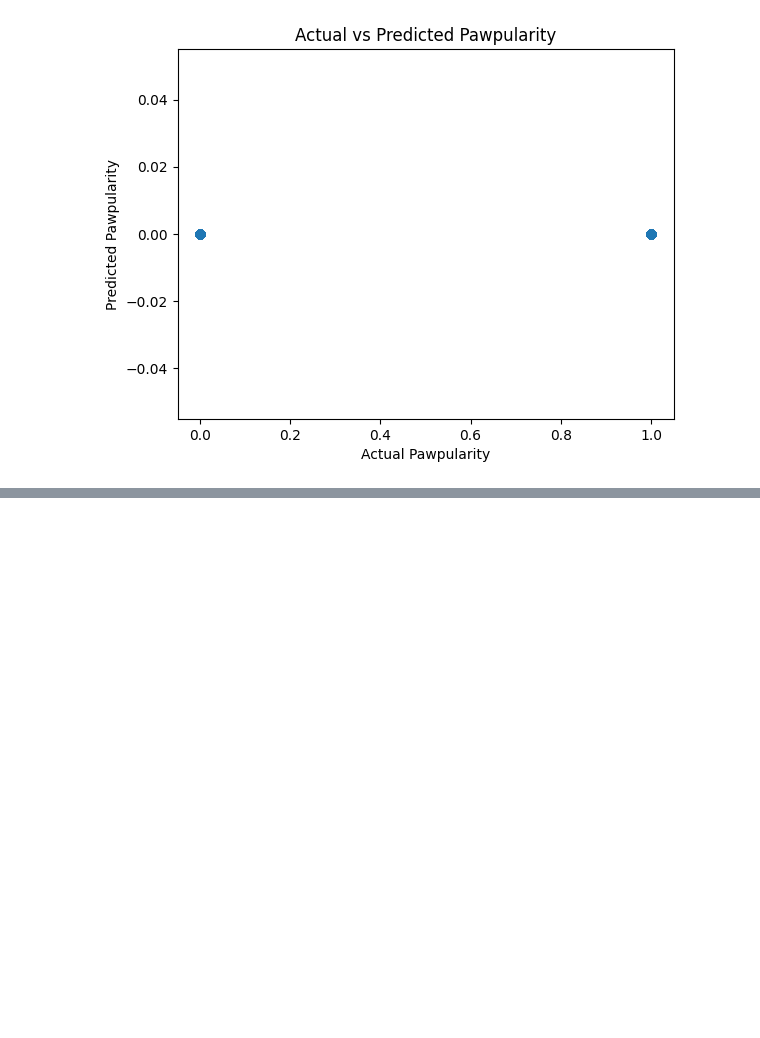
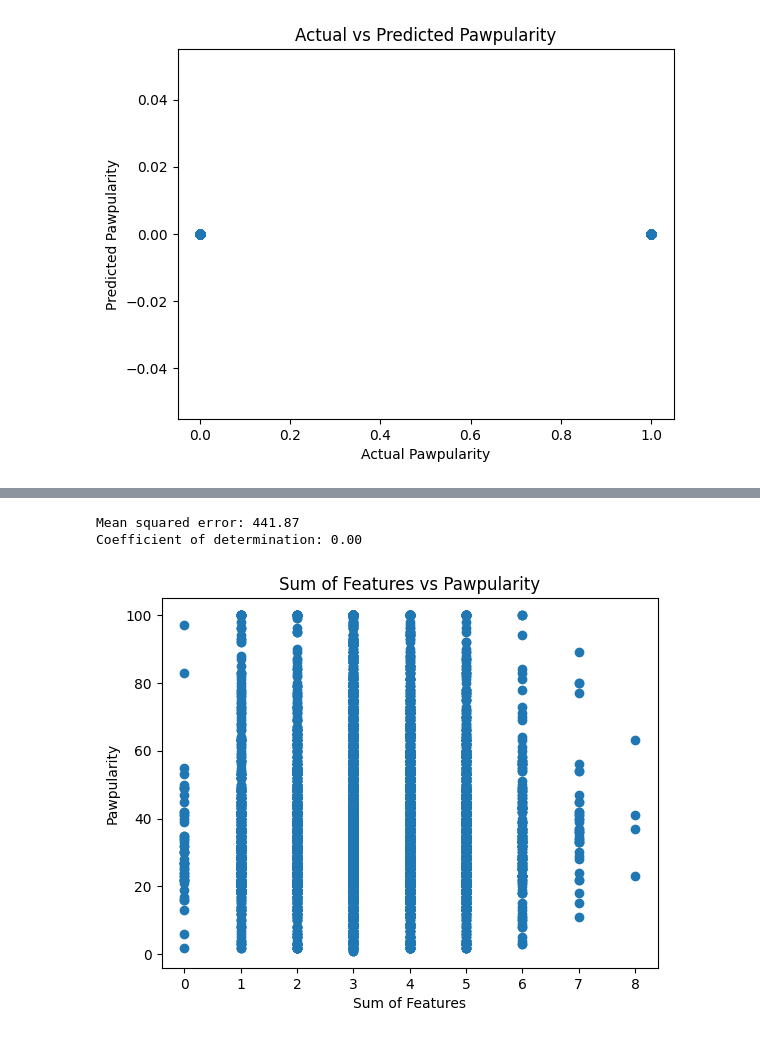
Before and after one commit to minesamaro/pawpularity-daco, a Jupyter notebook: data_processer.ipynb, the cells around one changed output, grey strips where cells are left out. Cells and saved outputs as stored; diff of their text form; code cells hidden in the pictures; blank space fills up the shorter version.

```diff
--- a/data_processer.ipynb
+++ b/data_processer.ipynb
@@ -280,3 +269,13 @@ Accuracy: 0.74
    macro avg       0.37      0.50      0.43      1983
 weighted avg       0.55      0.74      0.63      1983
 [figure]
+# %%
+from sklearn.model_selection import train_test_split
+
+# Get the X_train and y_train data for the final model
+X_train = train_data.drop(['Pawpularity'], axis=1)
+y_train = train_data['Pawpularity']
+
+# Use a train test split to get a validation set
+X_train, X_val, y_train, y_val = train_test_split(X_train, y_train, test_size=0.2, random_state=42)
+X_train.shape, X_val.shape, y_train.shape, y_val.shape
@@ -282,0 +332,17 @@ weighted avg       0.55      0.74      0.63      1983
+# %%
+# Create a decision tree regressor model
+from sklearn.tree import DecisionTreeRegressor
+from sklearn.model_selection import GridSearchCV
+
+# Define the parameter grid
+param_grid = {'max_depth': [2, 4, 6, 8, 10], 'min_samples_split': [2, 4, 6, 8, 10], 'min_samples_leaf': [2, 4, 6, 8, 10]}
+grid = GridSearchCV(DecisionTreeRegressor(), param_grid, cv=5, verbose=3)
+grid.fit(X_train, y_train)
+
+# Get the best parameters
+best_params = grid.best_params_
+
+# Get the best estimator
+best_estimator = grid.best_estimator_
+
+best_params, best_estimator
@@ -282,0 +369,29 @@ weighted avg       0.55      0.74      0.63      1983
+# %%
+# Make predictions with the best estimator
+y_pred = best_estimator.predict(X_val)
+
+# Get the model performance metrics
+print('Mean squared error: %.2f' % mean_squared_error(y_val, y_pred))
+print('Coefficient of determination: %.2f' % r2_score(y_val, y_pred))
+# %% [output]
+Mean squared error: 441.87
+Coefficient of determination: 0.00
+# %%
+# Create a feature that is the sum of all the other features and use a bisserial correlation to see if there is a relationship between the new feature and the target variable
+
+if 'sum' in X_train.columns:
+    X_train = X_train.drop(['sum'], axis=1)
+# Get the sum of all the features
+X_train['sum'] = X_train.sum(axis=1)
+
+# Get the correlation between the new feature and the target variable using Pearson's correlation
+corr = X_train['sum'].corr(y_train, method='pearson')
+
+# Plot the new feature against the target variable
+plt.scatter(X_train['sum'], y_train)
+plt.xlabel('Sum of Features')
+plt.ylabel('Pawpularity')
+plt.title('Sum of Features vs Pawpularity')
+plt.show()
+# %% [output]
+[figure, added]
```
Also changed, not shown: parts of 16 cells of this notebook.
